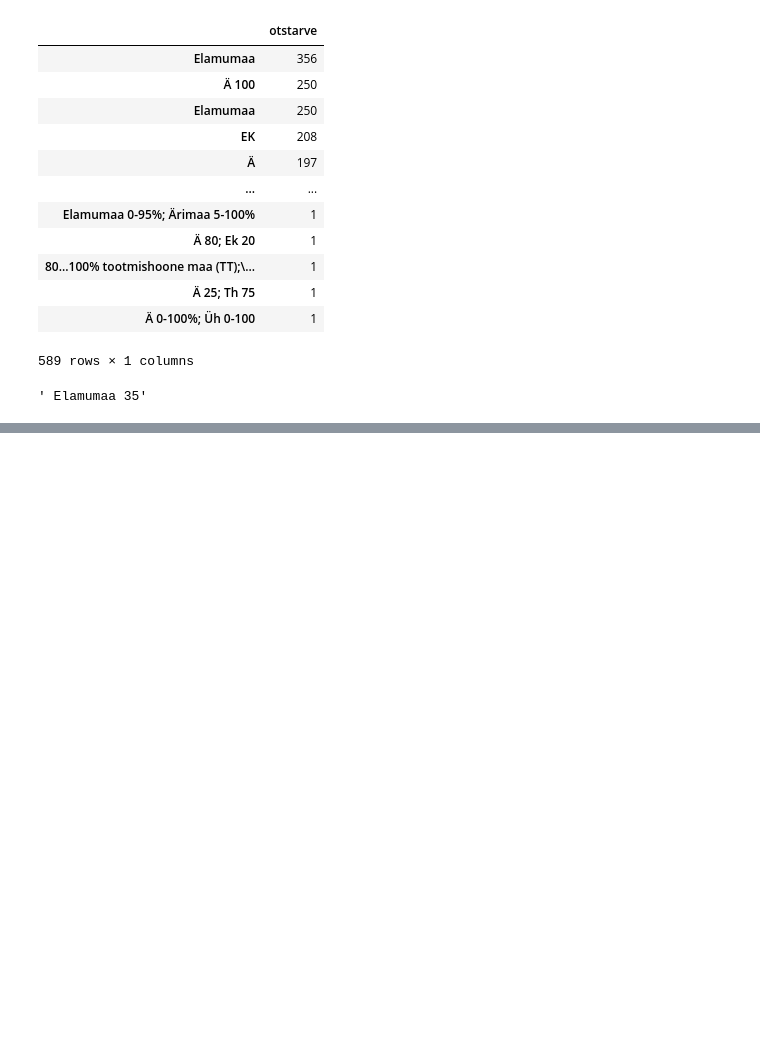
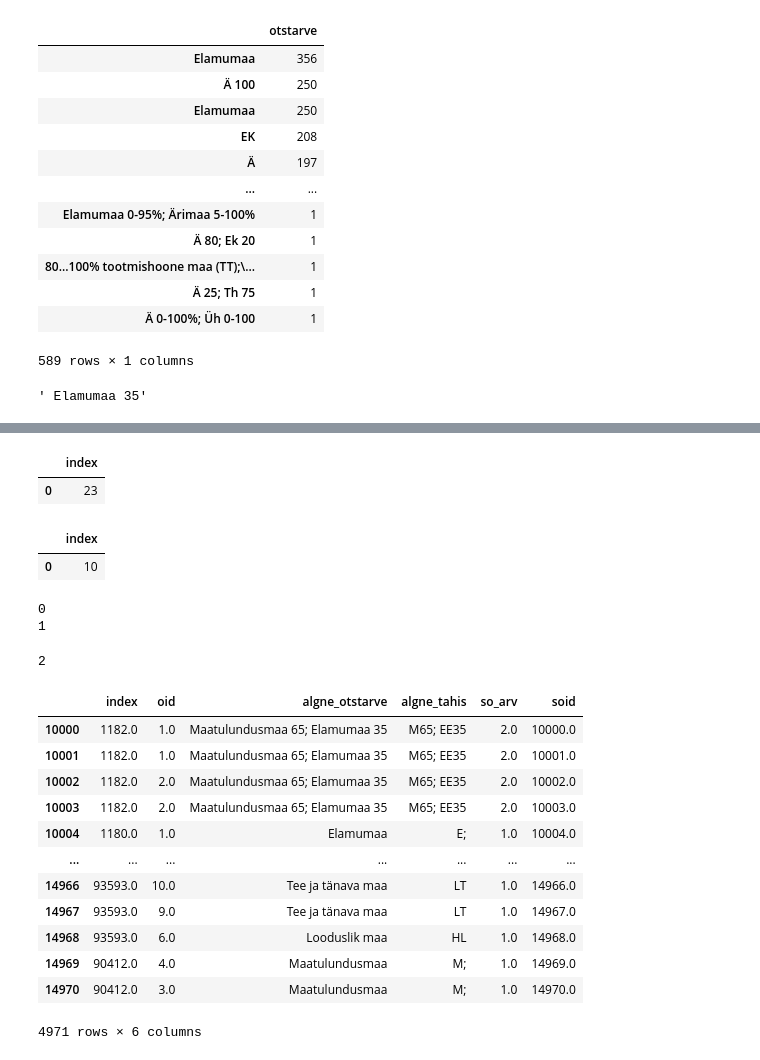
Before and after one commit to taavip/MAPlaneeringud, a Jupyter notebook: plan_analyys.ipynb, the cells around one changed output, grey strips where cells are left out. Drawn from its saved outputs; the diff is of its cells as text; code cells hidden in the pictures; blank space fills up the shorter version.

```diff
--- a/plan_analyys.ipynb
+++ b/plan_analyys.ipynb
@@ -240,0 +232,62 @@ Maatulundusmaa
+# %%
+df = pd.DataFrame()
+i=23
+df['index'] = [i]
+
+df
+# %% [output]
+|  | index |
+| 0 | 23 |
+# %%
+df.at[0, 'index'] = 10
+df
+# %% [output]
+|  | index |
+| 0 | 10 |
+# %%
+for n in range(2):
+  print(n)
+# %% [output]
+0
+1
+# %%
+len(krunt.iloc[1].otstarve.split(";"))
+# %% [output]
+2
+# %%
+soid=10000
+df = pd.DataFrame()
+for i in krunt.index.values.tolist():
+  #print(krunt.iloc[i].otstarve)
+  if (krunt.iloc[i].otstarve is not None):
+    so_arv = len(krunt.iloc[i].otstarve.split(";"))
+  else:
+    so_arv = 1
+
+  for j in range(so_arv):
+    df.at[soid, 'index'] = i
+    df.at[soid, 'oid'] = int(krunt.iloc[i].oid)
+    df.at[soid, 'index'] = krunt.iloc[i].planid
+    df.at[soid, 'algne_otstarve'] = krunt.iloc[i].otstarve
+    df.at[soid, 'algne_tahis'] = krunt.iloc[i].tahis
+    df.at[soid, 'so_arv'] = so_arv
+    df.at[soid, 'soid'] = soid
+    soid=soid+1
+
+
+
+df
+# %% [output]
+|  | index | oid | algne_otstarve | algne_tahis | so_arv | soid |
+| 10000 | 1182.0 | 1.0 | Maatulundusmaa 65; Elamumaa 35 | M65; EE35 | 2.0 | 10000.0 |
+| 10001 | 1182.0 | 1.0 | Maatulundusmaa 65; Elamumaa 35 | M65; EE35 | 2.0 | 10001.0 |
+| 10002 | 1182.0 | 2.0 | Maatulundusmaa 65; Elamumaa 35 | M65; EE35 | 2.0 | 10002.0 |
+| 10003 | 1182.0 | 2.0 | Maatulundusmaa 65; Elamumaa 35 | M65; EE35 | 2.0 | 10003.0 |
+| 10004 | 1180.0 | 1.0 | Elamumaa | E; | 1.0 | 10004.0 |
+| ... | ... | ... | ... | ... | ... | ... |
+| 14966 | 93593.0 | 10.0 | Tee ja tänava maa | LT | 1.0 | 14966.0 |
+| 14967 | 93593.0 | 9.0 | Tee ja tänava maa | LT | 1.0 | 14967.0 |
+| 14968 | 93593.0 | 6.0 | Looduslik maa | HL | 1.0 | 14968.0 |
+| 14969 | 90412.0 | 4.0 | Maatulundusmaa | M; | 1.0 | 14969.0 |
+| 14970 | 90412.0 | 3.0 | Maatulundusmaa | M; | 1.0 | 14970.0 |
+4971 rows × 6 columns
```
Also changed, not shown: parts of 7 cells of this notebook.
